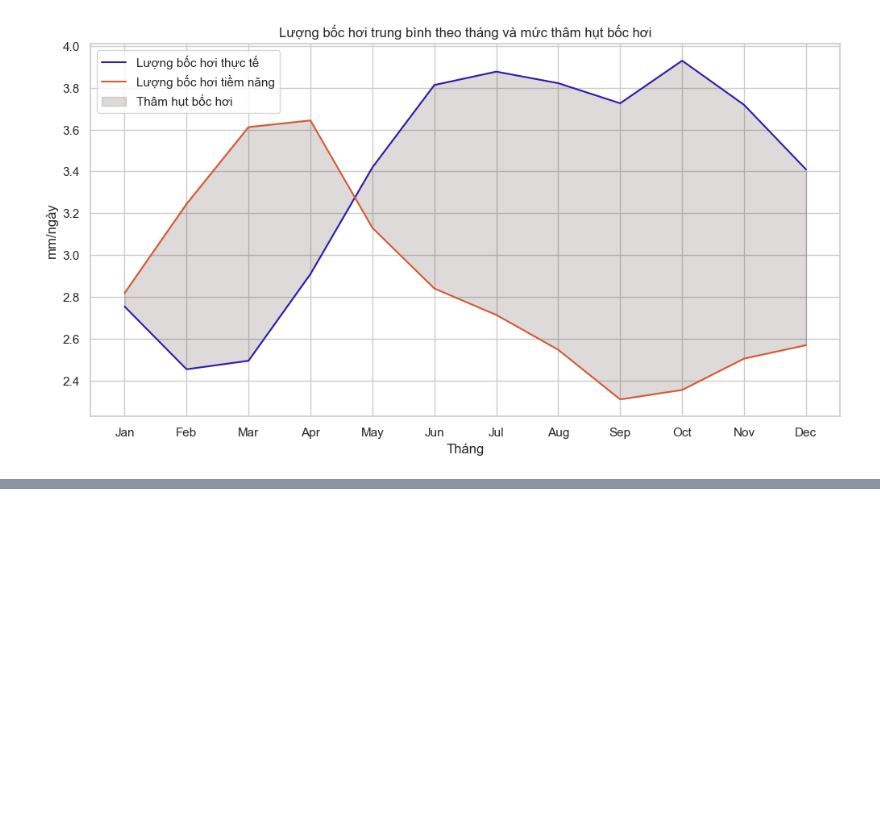
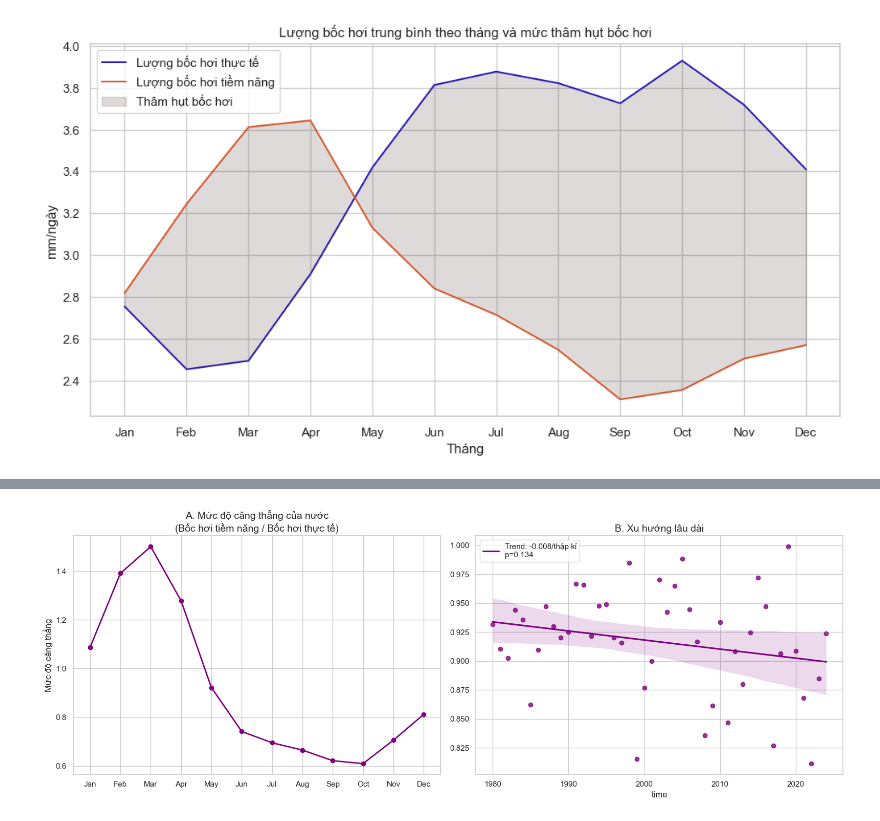
Before and after one commit to hnahtneyugn/climate-analysis-and-prediction, a Jupyter notebook: scripts/06_evaporation.ipynb, the cells around one changed output, grey strips where cells are left out. Cells and saved outputs as stored; diff of their text form; code cells hidden in the pictures; blank space fills up the shorter version.

```diff
--- a/scripts/06_evaporation.ipynb
+++ b/scripts/06_evaporation.ipynb
@@ -169,0 +303,37 @@ ax.legend()
+# %%
+def get_season(month):
+    if month in [12, 1, 2]: return 'DJF (Winter/Dry)'
+    if month in [3, 4, 5]: return 'MAM (Spring)'
+    if month in [6, 7, 8]: return 'JJA (Summer/Wet)'
+    return 'SON (Autumn)'
+
+df_daily['season'] = df_daily['time'].dt.month.map(get_season)
+df_daily['decade'] = (df_daily['time'].dt.year // 10) * 10
+# %%
+# Calculate Stress Ratio (avoiding division by zero)
+df_daily['stress_ratio'] = df_daily['pevap'] / (df_daily['evap'] + 1e-6)
+
+# Climatology and Annual Trend
+clim_stress = df_daily.groupby(df_daily['time'].dt.month)['stress_ratio'].mean()
+annual_stress = df_daily.set_index('time')['stress_ratio'].resample('YE').mean()
+
+fig, (ax1, ax2) = plt.subplots(1, 2, figsize=(16, 6))
+
+# Left: Seasonal Cycle
+ax1.plot(range(1, 13), clim_stress, marker='o', color='purple', lw=2)
+ax1.set_title("A. Mức độ căng thẳng của nước\n(Bốc hơi tiềm năng / Bốc hơi thực tế)", fontsize=14)
+ax1.set_ylabel("Mức độ căng thẳng")
+ax1.set_xticks(range(1, 13))
+ax1.set_xticklabels(["Jan","Feb","Mar","Apr","May","Jun","Jul","Aug","Sep","Oct","Nov","Dec"])
+
+# Right: Long-term Trend
+slope, _, _, p, _ = stats.linregress(annual_stress.index.year, annual_stress.values)
+sns.regplot(x=annual_stress.index.year, y=annual_stress.values, ax=ax2, color='purple',
+            line_kws={'label': f'Trend: {slope*10:.3f}/thập kỉ\np={p:.3f}'})
+ax2.set_title("B. Xu hướng lâu dài", fontsize=14)
+ax2.legend()
+
+plt.tight_layout()
+plt.show()
+# %% [output]
+[figure, added]
```
Also changed, not shown: parts of 13 cells of this notebook, 2 other files.
